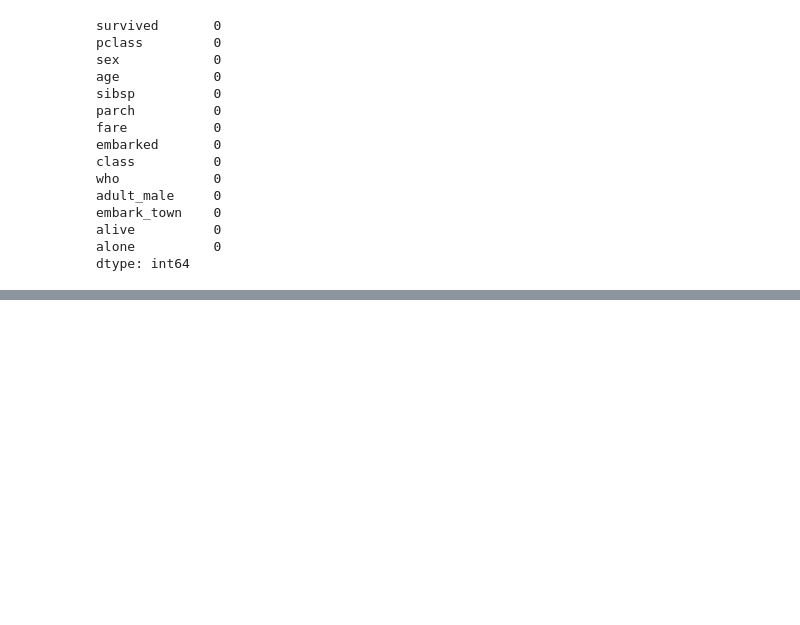
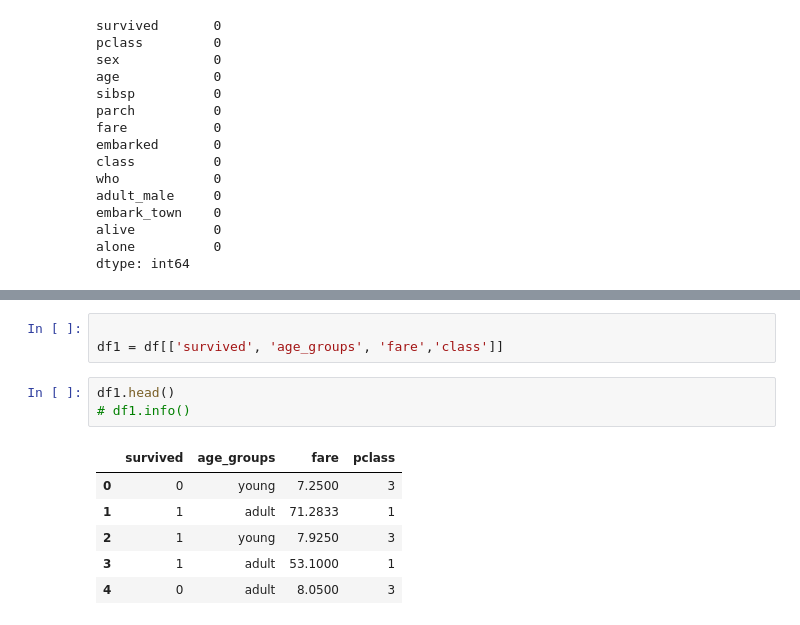
Before and after one commit to xaqibshah/DataScienceLearning, a Jupyter notebook: Python_Ka_Chilla/pandas/01_pythonpandas.ipynb, the cells around one changed output, grey strips where cells are left out. Saved outputs shown, nothing was run; the diff lists cells and outputs as text; blank space fills up the shorter version.

```diff
--- a/Python_Ka_Chilla/pandas/01_pythonpandas.ipynb
+++ b/Python_Ka_Chilla/pandas/01_pythonpandas.ipynb
@@ -377,0 +495,13 @@ sns.heatmap(df.isnull())
+# %%
+
+df1 = df[['survived', 'age_groups', 'fare','class']]
+# %%
+df1.head()
+# df1.info()
+# %% [output]
+|  | survived | age_groups | fare | pclass |
+| 0 | 0 | young | 7.2500 | 3 |
+| 1 | 1 | adult | 71.2833 | 1 |
+| 2 | 1 | young | 7.9250 | 3 |
+| 3 | 1 | adult | 53.1000 | 1 |
+| 4 | 0 | adult | 8.0500 | 3 |
```
Also changed, not shown: parts of 23 cells of this notebook.
